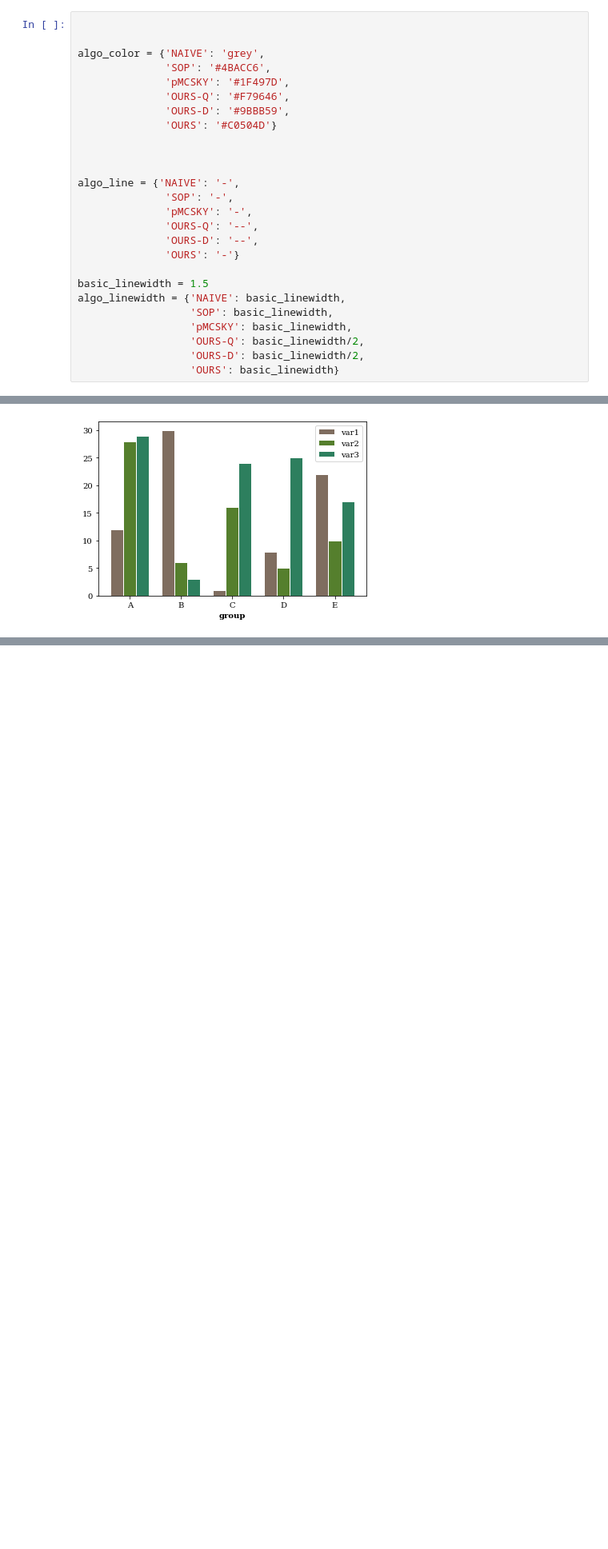
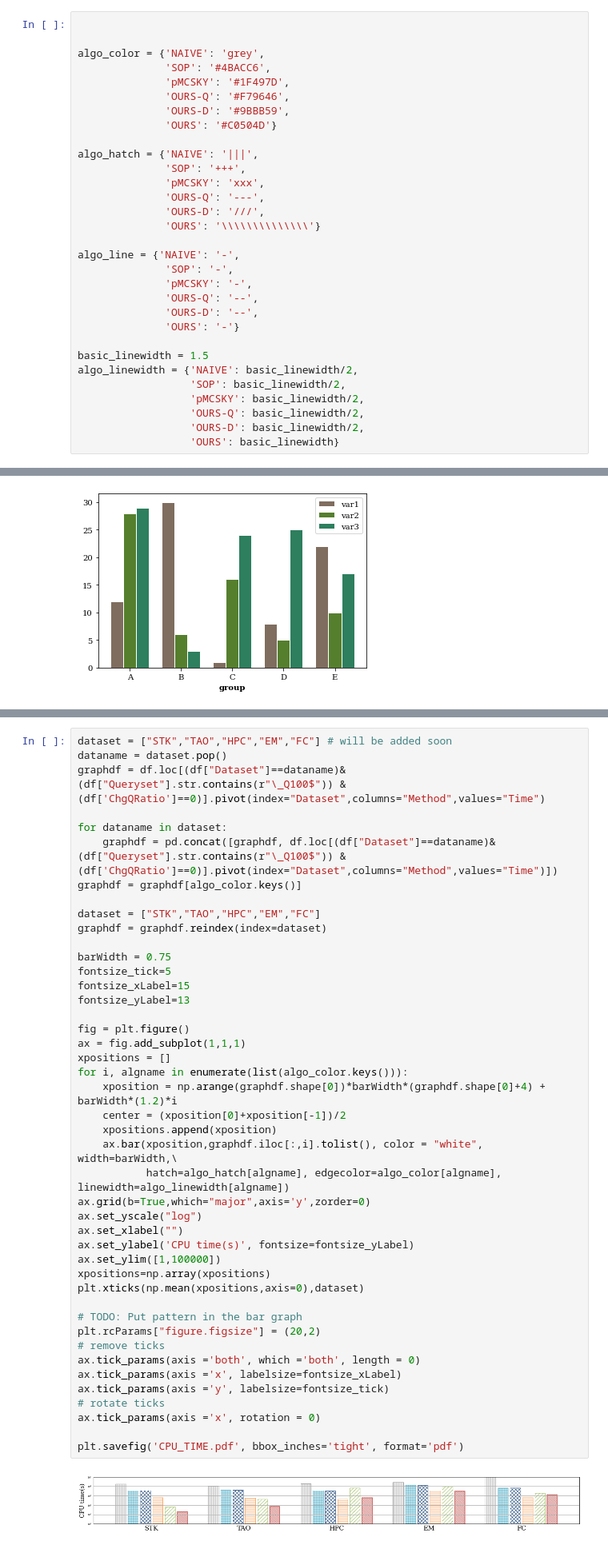
Before and after one commit to YoojuShin/SIGMOD2021LogScript, a Jupyter notebook: figure_script.ipynb, the cells around one changed output, grey strips where cells are left out. Shown at 80% size. Cells and saved outputs as stored; diff of their text form; blank space fills up the shorter version.

```diff
--- a/figure_script.ipynb
+++ b/figure_script.ipynb
@@ -48,7 +48,12 @@ algo_color = {'NAIVE': 'grey',
               'OURS-D': '#9BBB59',
               'OURS': '#C0504D'}
 
-
+algo_hatch = {'NAIVE': '|||',
+              'SOP': '+++',
+              'pMCSKY': 'xxx',
+              'OURS-Q': '---',
+              'OURS-D': '///',
+              'OURS': '\\\\\\\\\\\\\\'}
 
 algo_line = {'NAIVE': '-',
               'SOP': '-',
@@ -58,9 +63,9 @@ algo_line = {'NAIVE': '-',
               'OURS': '-'}
 
 basic_linewidth = 1.5
-algo_linewidth = {'NAIVE': basic_linewidth,
-                  'SOP': basic_linewidth,
-                  'pMCSKY': basic_linewidth,
+algo_linewidth = {'NAIVE': basic_linewidth/2,
+                  'SOP': basic_linewidth/2,
+                  'pMCSKY': basic_linewidth/2,
                   'OURS-Q': basic_linewidth/2,
                   'OURS-D': basic_linewidth/2,
                   'OURS': basic_linewidth}
@@ -151,0 +159,46 @@ plt.show()
+# %%
+dataset = ["STK","TAO","HPC","EM","FC"] # will be added soon
+dataname = dataset.pop()
+graphdf = df.loc[(df["Dataset"]==dataname)&(df["Queryset"].str.contains(r"\_Q100$")) & (df['ChgQRatio']==0)].pivot(index="Dataset",columns="Method",values="Time")
+
+for dataname in dataset:
+    graphdf = pd.concat([graphdf, df.loc[(df["Dataset"]==dataname)&(df["Queryset"].str.contains(r"\_Q100$")) & (df['ChgQRatio']==0)].pivot(index="Dataset",columns="Method",values="Time")])
+graphdf = graphdf[algo_color.keys()]
+
+dataset = ["STK","TAO","HPC","EM","FC"]
+graphdf = graphdf.reindex(index=dataset)
+
+barWidth = 0.75
+fontsize_tick=5
+fontsize_xLabel=15
+fontsize_yLabel=13
+
+fig = plt.figure()
+ax = fig.add_subplot(1,1,1)
+xpositions = []
+for i, algname in enumerate(list(algo_color.keys())):
+    xposition = np.arange(graphdf.shape[0])*barWidth*(graphdf.shape[0]+4) + barWidth*(1.2)*i
+    center = (xposition[0]+xposition[-1])/2
+    xpositions.append(xposition)
+    ax.bar(xposition,graphdf.iloc[:,i].tolist(), color = "white", width=barWidth,\
+           hatch=algo_hatch[algname], edgecolor=algo_color[algname], linewidth=algo_linewidth[algname])
+ax.grid(b=True,which="major",axis='y',zorder=0)
+ax.set_yscale("log")
+ax.set_xlabel("")
+ax.set_ylabel('CPU time(s)', fontsize=fontsize_yLabel)
+ax.set_ylim([1,100000])
+xpositions=np.array(xpositions)
+plt.xticks(np.mean(xpositions,axis=0),dataset)
+
+# TODO: Put pattern in the bar graph
+plt.rcParams["figure.figsize"] = (20,2)
+# remove ticks
+ax.tick_params(axis ='both', which ='both', length = 0)
+ax.tick_params(axis ='x', labelsize=fontsize_xLabel)
+ax.tick_params(axis ='y', labelsize=fontsize_tick)
+# rotate ticks
+ax.tick_params(axis ='x', rotation = 0)
+
+plt.savefig('CPU_TIME.pdf', bbox_inches='tight', format='pdf')
+# %% [output]
+[figure, added]
```
Also changed, not shown: parts of 4 cells of this notebook.
